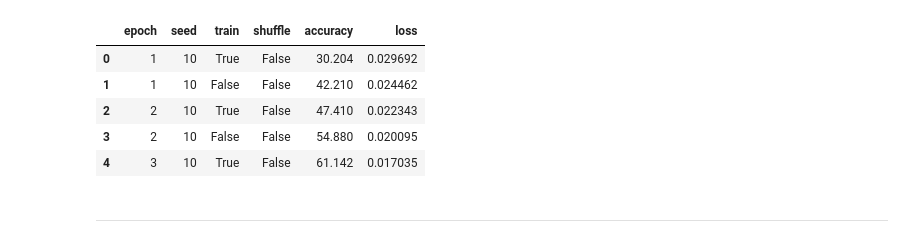
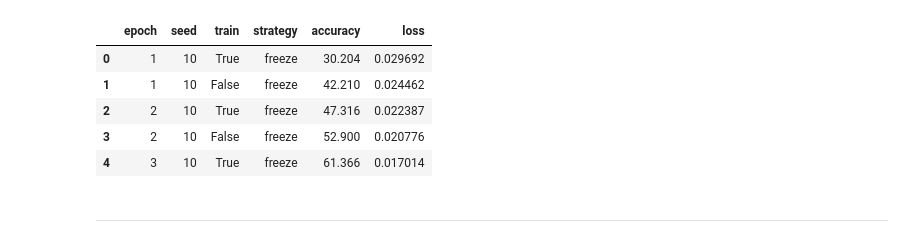
Before and after one commit to johanneshoetter/MIDL, a Jupyter notebook: LoggingAnalysis.ipynb, the cells around one changed output. Cells and saved outputs as stored; diff of their text form; code cells hidden in the pictures.

Commit message:
simulation for 150 epochs each

```diff
--- a/LoggingAnalysis.ipynb
+++ b/LoggingAnalysis.ipynb
@@ -3,17 +3,17 @@ import pandas as pd
 import matplotlib.pyplot as plt
 import os
 # %%
-training_logs_dir = 'training_logs'
-watch_date = '20191111'
+training_logs_dir = 'evaluation_logs'
+watch_date = '20191118'
 logs_df = pd.read_csv('{}.txt'.format(os.path.join(training_logs_dir, watch_date)), sep='\t')
 logs_df.head()
 # %% [output]
-|  | epoch | seed | train | shuffle | accuracy | loss |
-| 0 | 1 | 10 | True | False | 30.204 | 0.029692 |
-| 1 | 1 | 10 | False | False | 42.210 | 0.024462 |
-| 2 | 2 | 10 | True | False | 47.410 | 0.022343 |
-| 3 | 2 | 10 | False | False | 54.880 | 0.020095 |
-| 4 | 3 | 10 | True | False | 61.142 | 0.017035 |
+|  | epoch | seed | train | strategy | accuracy | loss |
+| 0 | 1 | 10 | True | freeze | 30.204 | 0.029692 |
+| 1 | 1 | 10 | False | freeze | 42.210 | 0.024462 |
+| 2 | 2 | 10 | True | freeze | 47.316 | 0.022387 |
+| 3 | 2 | 10 | False | freeze | 52.900 | 0.020776 |
+| 4 | 3 | 10 | True | freeze | 61.366 | 0.017014 |
 # %%
 colors = {
     'train + shuffle': '#E67E22', # orange
```
Also changed, not shown: 2 other files.
